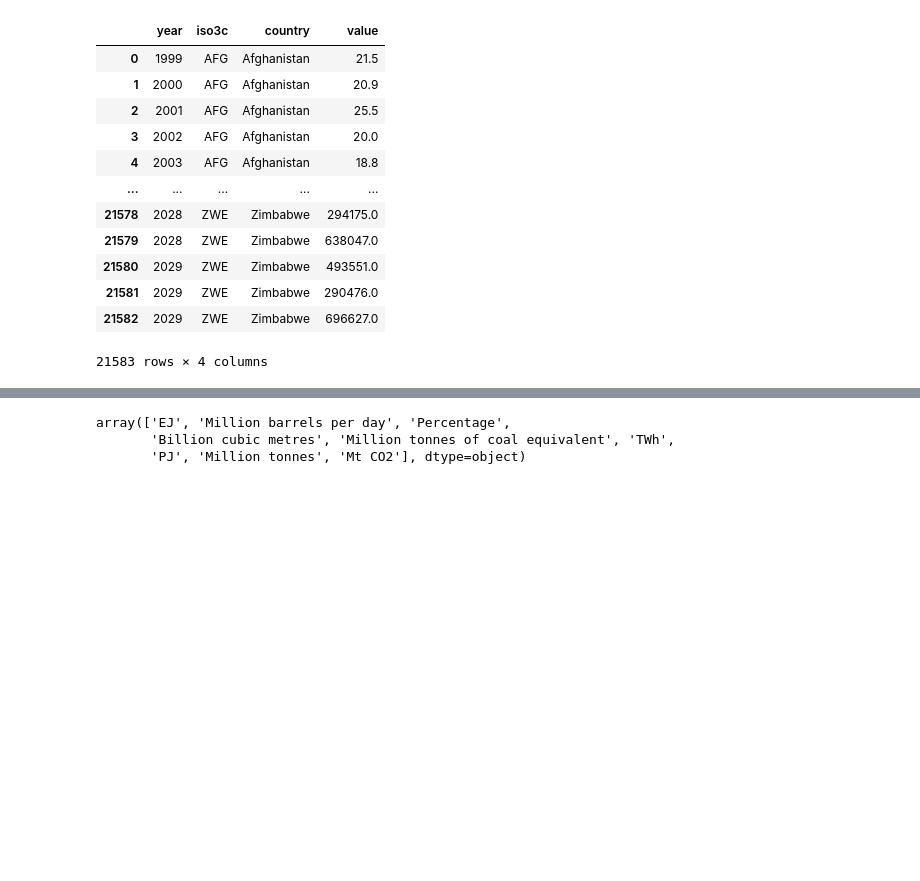
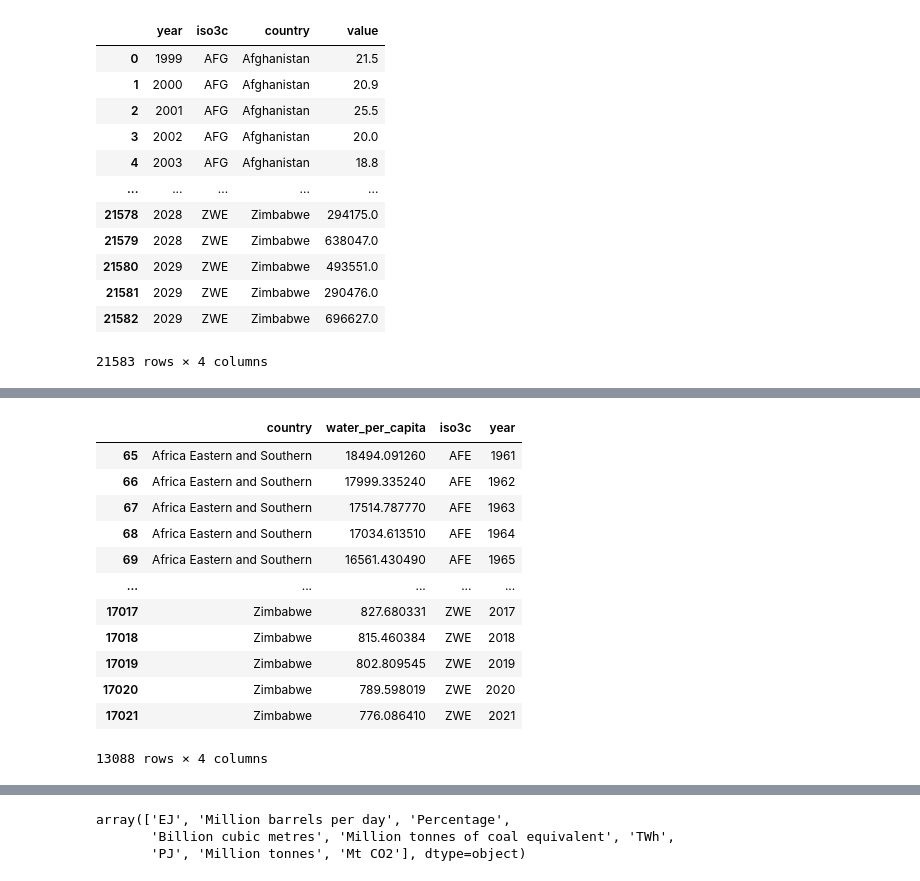
Before and after one commit to AntonioHollerman/EnvironmentAndAgricultureAnalysis, a Jupyter notebook: notebooks/load_data.ipynb, the cells around one changed output, grey strips where cells are left out. Saved outputs shown, nothing was run; the diff lists cells and outputs as text; code cells hidden in the pictures; blank space fills up the shorter version.

```diff
--- a/notebooks/load_data.ipynb
+++ b/notebooks/load_data.ipynb
@@ -74,3 +95,29 @@ water_df
+# %%
+data = []
+years = water_df.columns[4:]
+
+for index, row in water_df.iterrows():
+    for year in years:
+        data.append({"country": row["Country Name"],
+                     "water_per_capita": row[year],
+                     "iso3c": row["Country Code"],
+                     "year": int(year)})
+normalized_df = pd.DataFrame(data).dropna()
+normalized_df
+# %% [output]
+|  | country | water_per_capita | iso3c | year |
+| 65 | Africa Eastern and Southern | 18494.091260 | AFE | 1961 |
+| 66 | Africa Eastern and Southern | 17999.335240 | AFE | 1962 |
+| 67 | Africa Eastern and Southern | 17514.787770 | AFE | 1963 |
+| 68 | Africa Eastern and Southern | 17034.613510 | AFE | 1964 |
+| 69 | Africa Eastern and Southern | 16561.430490 | AFE | 1965 |
+| ... | ... | ... | ... | ... |
+| 17017 | Zimbabwe | 827.680331 | ZWE | 2017 |
+| 17018 | Zimbabwe | 815.460384 | ZWE | 2018 |
+| 17019 | Zimbabwe | 802.809545 | ZWE | 2019 |
+| 17020 | Zimbabwe | 789.598019 | ZWE | 2020 |
+| 17021 | Zimbabwe | 776.086410 | ZWE | 2021 |
+13088 rows × 4 columns
 # %%
 %%sql
 CREATE TABLE water_security(
```
Also changed, not shown: parts of 13 cells of this notebook, 13 other files.
